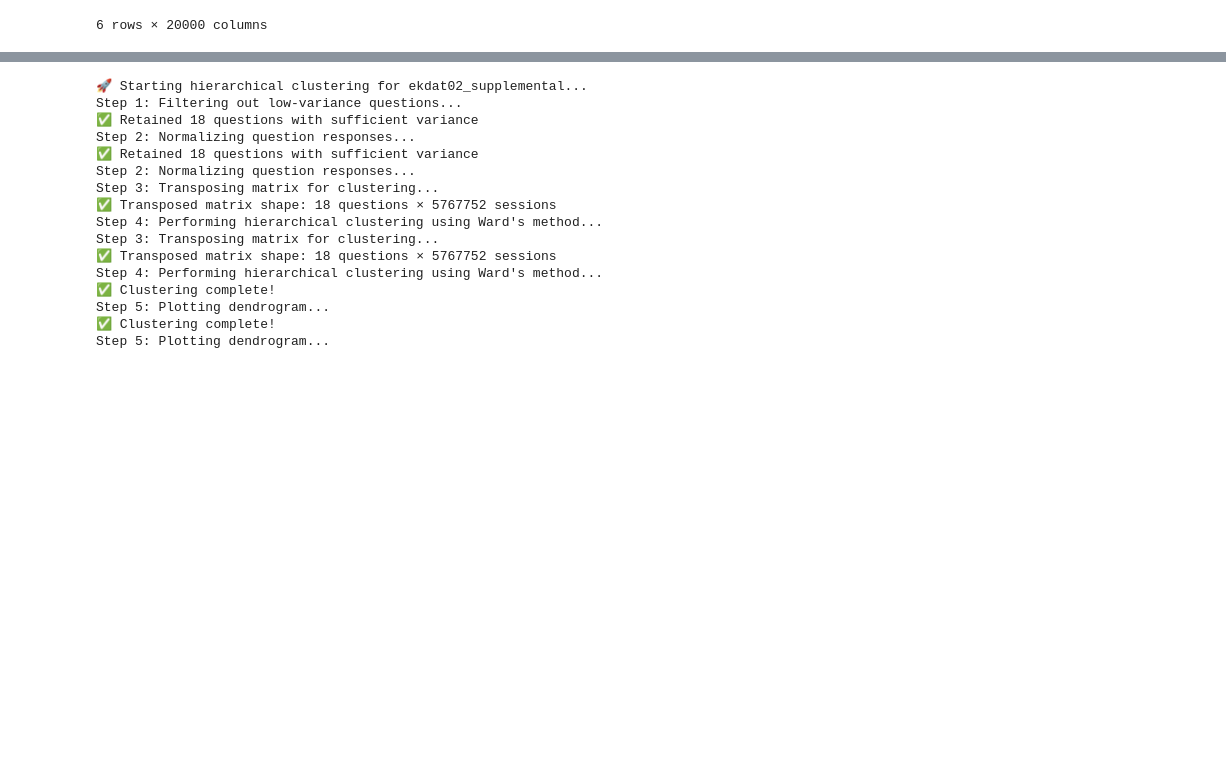
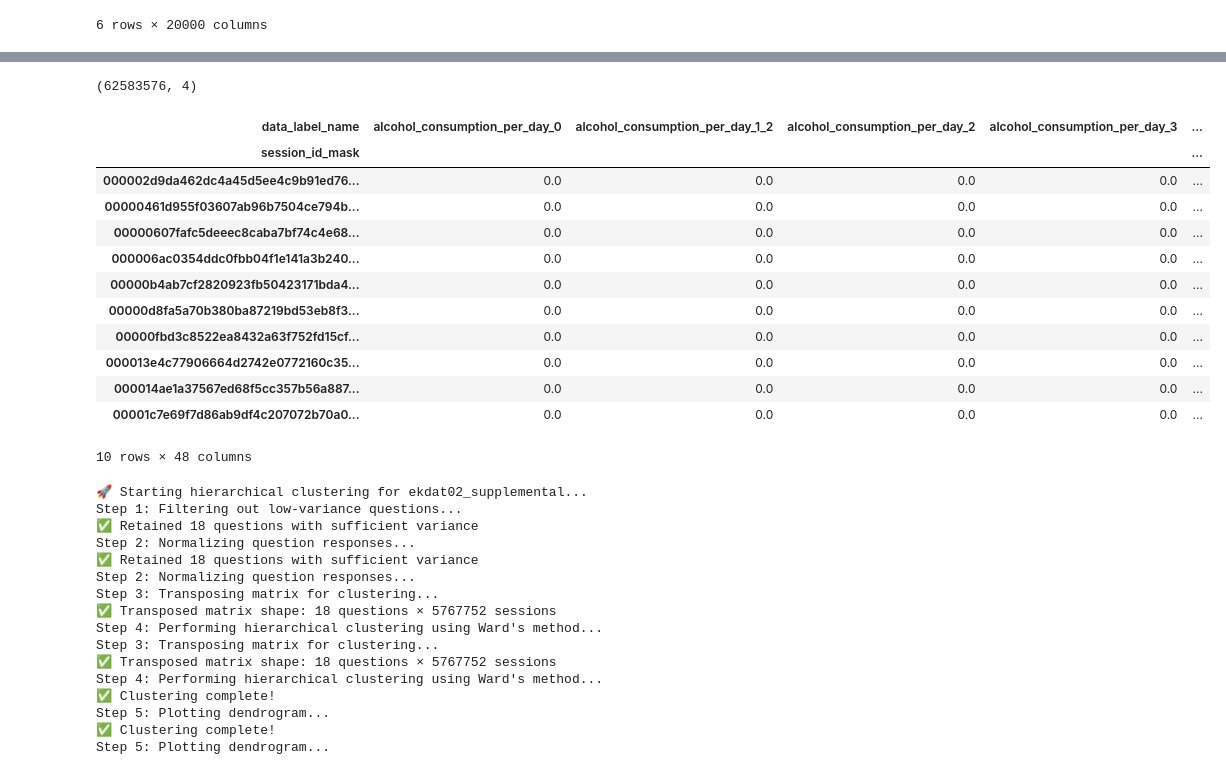
Before and after one commit to chroniq-lab/kiosk_user_patterns, a Jupyter notebook: data/kupdat02_summaries of variables.ipynb, the cells around one changed output, grey strips where cells are left out. Drawn from its saved outputs; the diff is of its cells as text; code cells hidden in the pictures; blank space fills up the shorter version.

```diff
--- a/data/kupdat02_summaries of variables.ipynb
+++ b/data/kupdat02_summaries of variables.ipynb
@@ -234,11 +234,11 @@ for batch in scanner.to_batches():
     batches.append(filtered)
 
 # Step 3: Combine and clean
-df = pd.concat(batches, ignore_index=True)
-df = df.dropna(subset=["data_label_name", "value"])
+df_step3a = pd.concat(batches, ignore_index=True)
+df_step3b = df_step3a.dropna(subset=["data_label_name", "value"])
 
 # Step 4: Pivot to wide format (session_id_mask × questions)
-wide_df = df.pivot_table(
+wide_df = df_step3b.pivot_table(
     index="session_id_mask",
     columns="data_label_name",
     values="value",
@@ -247,3 +279,23 @@ wide_df = df.pivot_table(
+# %%
+df_step3b.shape
+# %% [output]
+(62583576, 4)
+# %%
+wide_df.head(10)
+# %% [output]
+| data_label_name | alcohol_consumption_per_day_0 | alcohol_consumption_per_day_1_2 | alcohol_consumption_per_day_2 | alcohol_consumption_per_day_3 | ... |
+| session_id_mask |  |  |  |  | ... |
+| 000002d9da462dc4a45d5ee4c9b91ed76... | 0.0 | 0.0 | 0.0 | 0.0 | ... |
+| 00000461d955f03607ab96b7504ce794b... | 0.0 | 0.0 | 0.0 | 0.0 | ... |
+| 00000607fafc5deeec8caba7bf74c4e68... | 0.0 | 0.0 | 0.0 | 0.0 | ... |
+| 000006ac0354ddc0fbb04f1e141a3b240... | 0.0 | 0.0 | 0.0 | 0.0 | ... |
+| 00000b4ab7cf2820923fb50423171bda4... | 0.0 | 0.0 | 0.0 | 0.0 | ... |
+| 00000d8fa5a70b380ba87219bd53eb8f3... | 0.0 | 0.0 | 0.0 | 0.0 | ... |
+| 00000fbd3c8522ea8432a63f752fd15cf... | 0.0 | 0.0 | 0.0 | 0.0 | ... |
+| 000013e4c77906664d2742e0772160c35... | 0.0 | 0.0 | 0.0 | 0.0 | ... |
+| 000014ae1a37567ed68f5cc357b56a887... | 0.0 | 0.0 | 0.0 | 0.0 | ... |
+| 00001c7e69f7d86ab9df4c207072b70a0... | 0.0 | 0.0 | 0.0 | 0.0 | ... |
+10 rows × 48 columns
 # %%
 import numpy as np
 import matplotlib.pyplot as plt
```
Also changed, not shown: parts of 3 cells of this notebook, 1 other file.
